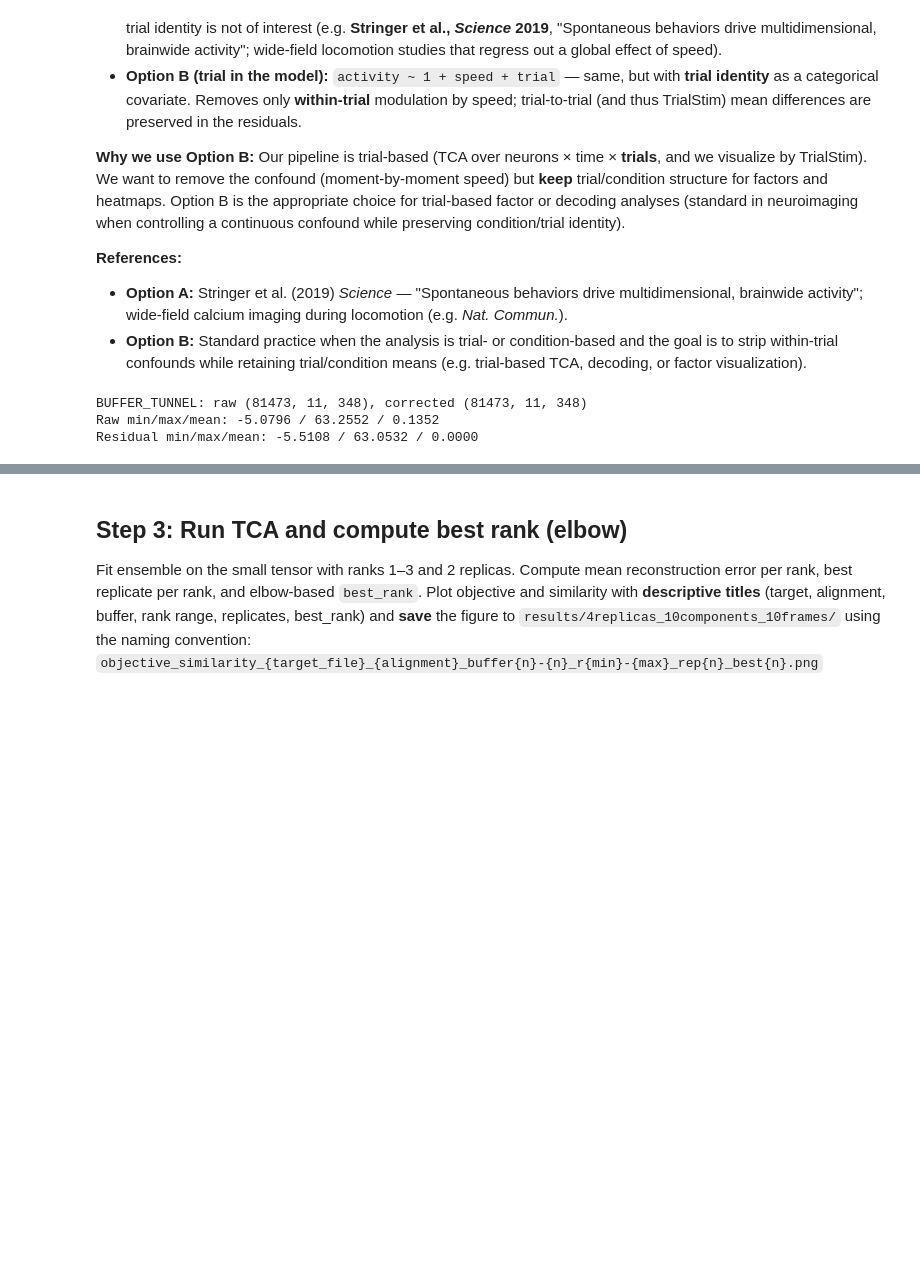
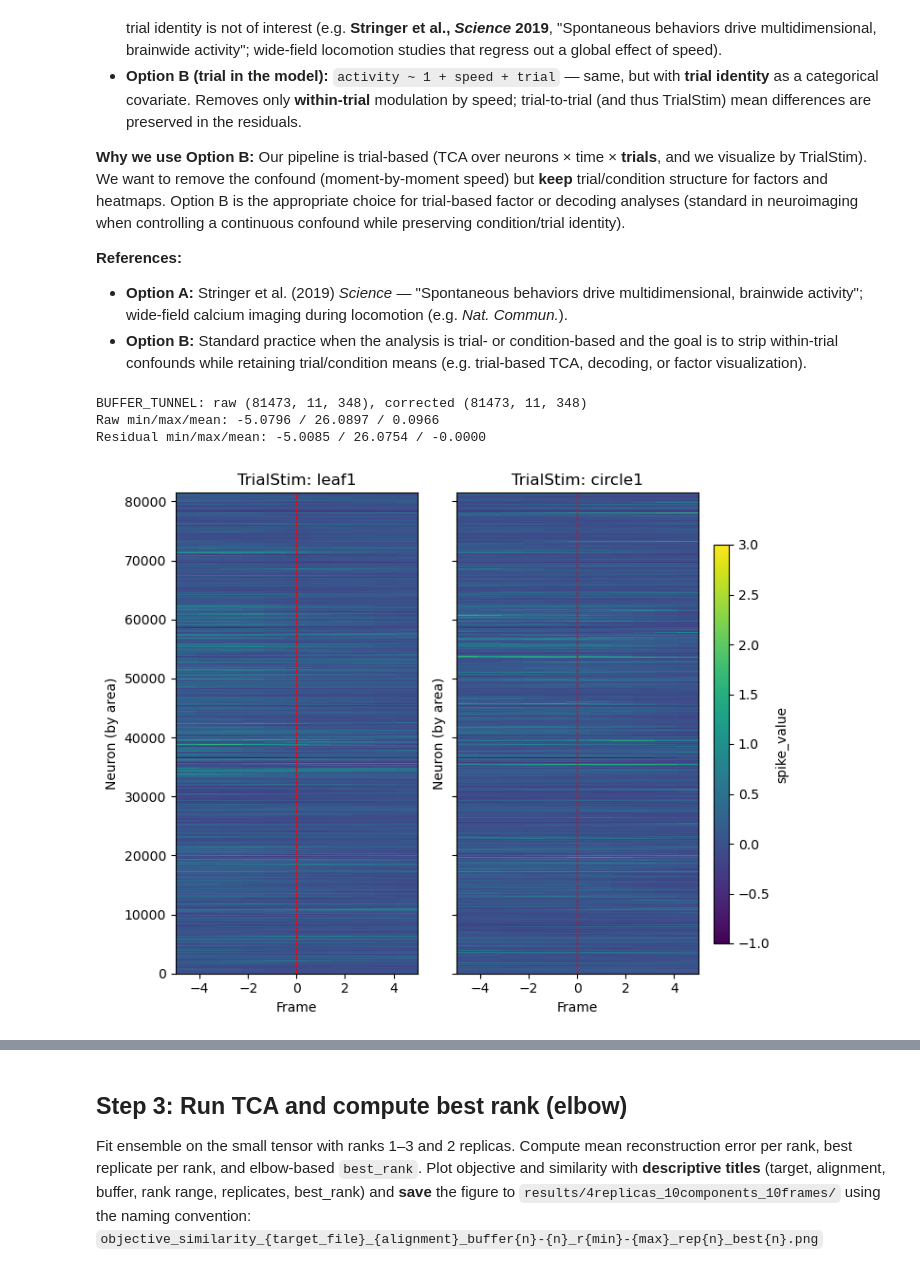
Before and after one commit to JohnMadrid/isp-unsupervised-learning, a Jupyter notebook: Batch_TCA_Pipeline.ipynb, the cells around one changed output, grey strips where cells are left out. Cells and saved outputs as stored; diff of their text form; code cells hidden in the pictures; blank space fills up the shorter version.

```diff
--- a/Batch_TCA_Pipeline.ipynb
+++ b/Batch_TCA_Pipeline.ipynb
@@ -236,7 +235,7 @@ def speed_correct_tensor(tensor, speed_matrix, n_neurons, n_time, n_trials, corr
 correct_by = "simple"  # "simple" (Option A) or "bytrial" (Option B)
 ft = beh['ft'][: spikes.shape[0] + 1]
 run_speed = beh['ft_RunSpeed'][: len(ft)]
-trial_timestamps_tunnel = beh['Trial_start_time']
+trial_timestamps_tunnel = beh['SoundTime']
 tensor_tunnel_raw = create_3d_matrix(trial_timestamps_tunnel, BUFFER_TUNNEL, spikes, ft)
 n_neurons, n_time, n_trials = tensor_tunnel_raw.shape
 speed_matrix_tunnel = create_speed_matrix(trial_timestamps_tunnel, BUFFER_TUNNEL, ft, run_speed)
@@ -248,8 +247,8 @@ print(f"Raw min/max/mean: {tensor_tunnel_raw.min():.4f} / {tensor_tunnel_raw.max
 print(f"Residual min/max/mean: {tensor_tunnel_corrected.min():.4f} / {tensor_tunnel_corrected.max():.4f} / {tensor_tunnel_corrected.mean():.4f}")
 # %% [output]
 BUFFER_TUNNEL: raw (81473, 11, 348), corrected (81473, 11, 348)
-Raw min/max/mean: -5.0796 / 63.2552 / 0.1352
-Residual min/max/mean: -5.5108 / 63.0532 / 0.0000
+Raw min/max/mean: -5.0796 / 26.0897 / 0.0966
+Residual min/max/mean: -5.0085 / 26.0754 / -0.0000
 # %%
 # Melt tensor to long DataFrame (trial-averaged per TrialStim) for heatmaps
 def tensor_to_melted_df(tensor, buffer, trial_order, trial_to_stim, neuron_to_area):
@@ -313,2 +312,7 @@ melted_tunnel_corrected = tensor_to_melted_df(tensor_tunnel_corrected, BUFFER_TU
 # plot_trialstim_heatmaps(melted_tunnel_raw, save=True, name=f'{target_file}_tunnel_before_speed_correction', save_dir=results_dir)
+# %%
+# visualize before speed correction
+plot_trialstim_heatmaps(melted_tunnel_raw, save=False, name=f'{target_file}_tunnel_before_speed_correction', save_dir=results_dir)
+# %% [output]
+[figure, added]
 # %%
```
Also changed, not shown: parts of 8 cells of this notebook, 2 other files.
